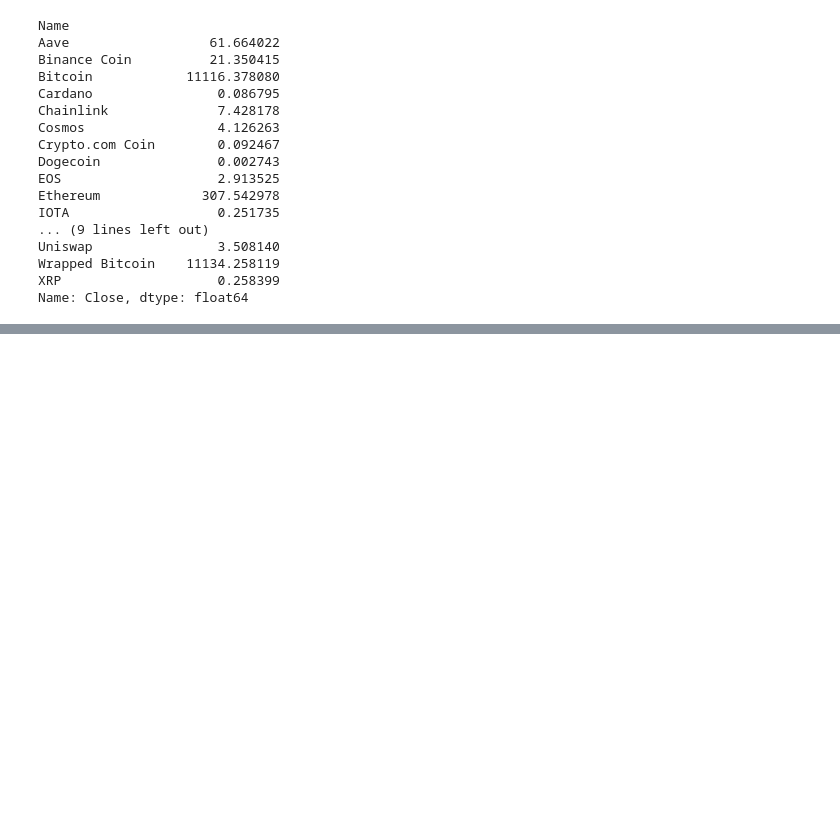
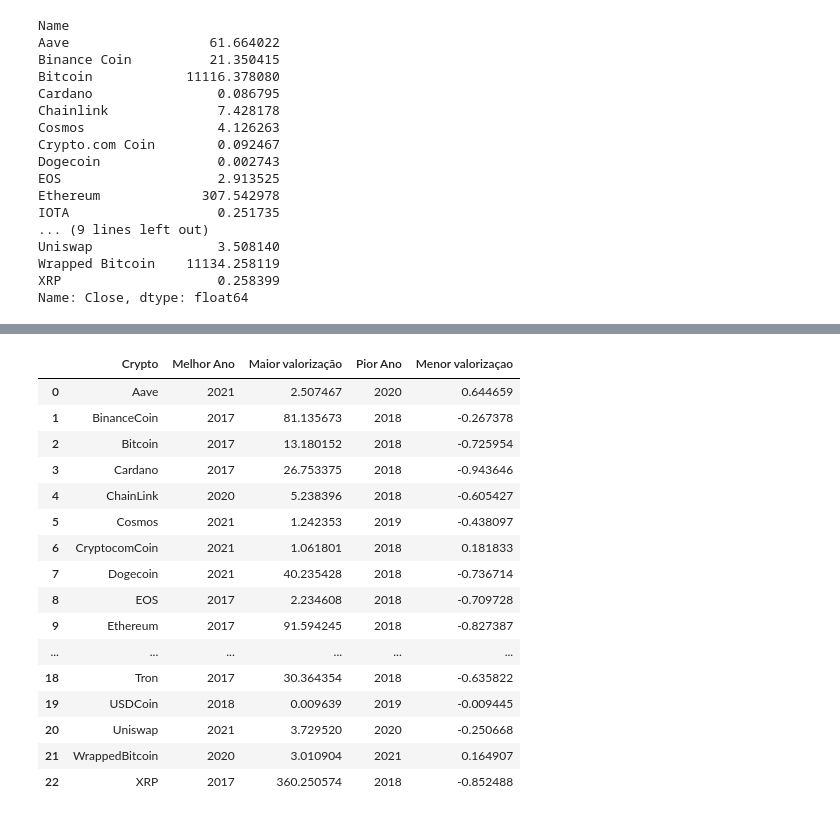
Before and after one commit to WillianXG/Projeto_Em_grupo-Modulo-3, a Jupyter notebook: grupoModulo3.ipynb, the cells around one changed output, grey strips where cells are left out. Cells and saved outputs as stored; diff of their text form; code cells hidden in the pictures; blank space fills up the shorter version.

```diff
--- a/grupoModulo3.ipynb
+++ b/grupoModulo3.ipynb
@@ -207,0 +213,62 @@ histórica?
+# %%
+def data_process(df):
+    df['Year'] = df['Date'].dt.year
+    return df
+
+criptomoedas = [data_process(df) for df in criptomoedas]
+
+
+def calculate_annual(df):
+    df_grouped = df.groupby('Year')['Close'].agg(['first', 'last'])
+    df_grouped['Change'] = (df_grouped['last'] - df_grouped['first']) / df_grouped['first']
+    df_grouped = df_grouped.rename(columns={'first': 'Primeira', 'last': 'Última', 'Change': 'Diferença'})
+    return df_grouped
+
+annual_changes = [calculate_annual(df) for df in criptomoedas]
+
+def find_extremes(df):
+    max_val_year = df['Diferença'].idxmax()
+    min_val_year = df['Diferença'].idxmin()
+    return max_val_year, df.loc[max_val_year, 'Diferença'], min_val_year, df.loc[min_val_year, 'Diferença']
+
+extremes = [find_extremes(df) for df in annual_changes]
+
+crypto_names = ['Aave', 'BinanceCoin', 'Bitcoin', 'Cardano', 'ChainLink', 'Cosmos', 'CryptocomCoin',
+                'Dogecoin', 'EOS', 'Ethereum', 'Iota', 'Litecoin', 'Monero', 'NEM', 'Polkadot',
+                'Solana', 'Stellar', 'Tether', 'Tron', 'USDCoin', 'Uniswap', 'WrappedBitcoin', 'XRP']
+
+result_dataframes = []
+
+for i, crypto in enumerate(crypto_names):
+    max_year, max_change, min_year, min_change = extremes[i]
+    df = pd.DataFrame({
+        'Crypto': [crypto],
+        'Melhor Ano': [max_year],
+        'Maior valorização': [max_change],
+        'Pior Ano': [min_year],
+        'Menor valorizaçao': [min_change]
+    })
+    result_dataframes.append(df)
+
+for i in result_dataframes:
+    df = pd.concat(result_dataframes, ignore_index=True)
+    df = pd.DataFrame(df)
+df
+# %% [output]
+|  | Crypto | Melhor Ano | Maior valorização | Pior Ano | Menor valorizaçao |
+| 0 | Aave | 2021 | 2.507467 | 2020 | 0.644659 |
+| 1 | BinanceCoin | 2017 | 81.135673 | 2018 | -0.267378 |
+| 2 | Bitcoin | 2017 | 13.180152 | 2018 | -0.725954 |
+| 3 | Cardano | 2017 | 26.753375 | 2018 | -0.943646 |
+| 4 | ChainLink | 2020 | 5.238396 | 2018 | -0.605427 |
+| 5 | Cosmos | 2021 | 1.242353 | 2019 | -0.438097 |
+| 6 | CryptocomCoin | 2021 | 1.061801 | 2018 | 0.181833 |
+| 7 | Dogecoin | 2021 | 40.235428 | 2018 | -0.736714 |
+| 8 | EOS | 2017 | 2.234608 | 2018 | -0.709728 |
+| 9 | Ethereum | 2017 | 91.594245 | 2018 | -0.827387 |
+| ... | ... | ... | ... | ... | ... |
+| 18 | Tron | 2017 | 30.364354 | 2018 | -0.635822 |
+| 19 | USDCoin | 2018 | 0.009639 | 2019 | -0.009445 |
+| 20 | Uniswap | 2021 | 3.729520 | 2020 | -0.250668 |
+| 21 | WrappedBitcoin | 2020 | 3.010904 | 2021 | 0.164907 |
+| 22 | XRP | 2017 | 360.250574 | 2018 | -0.852488 |
```
Also changed, not shown: parts of 4 cells of this notebook.
